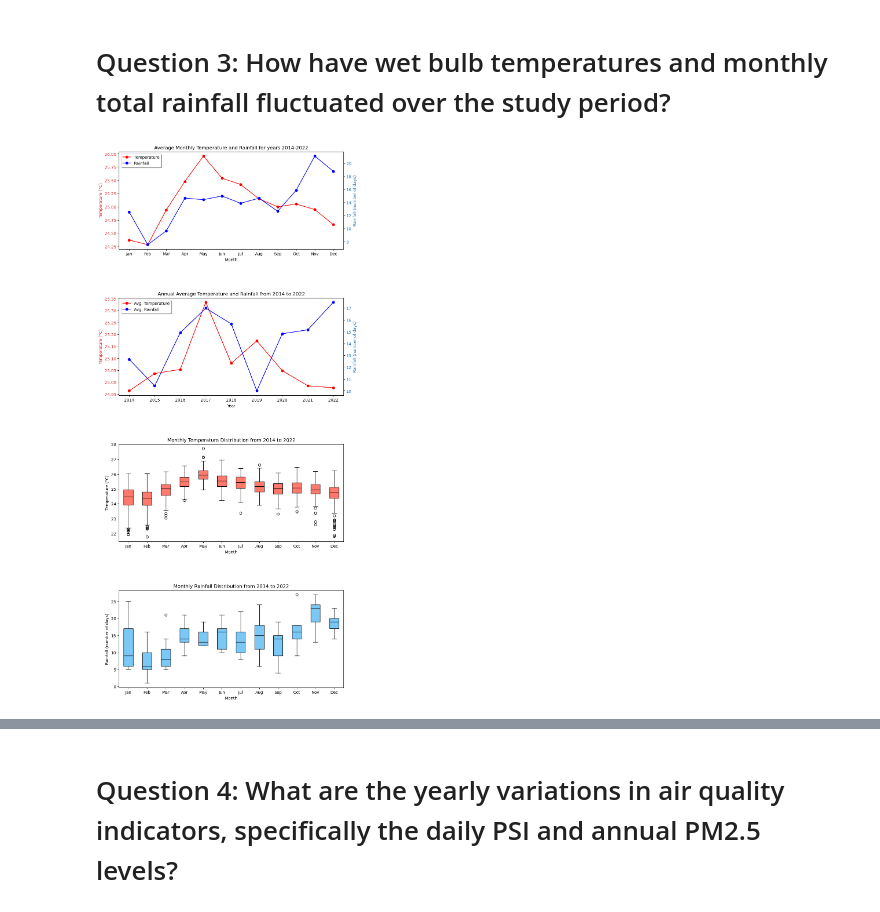
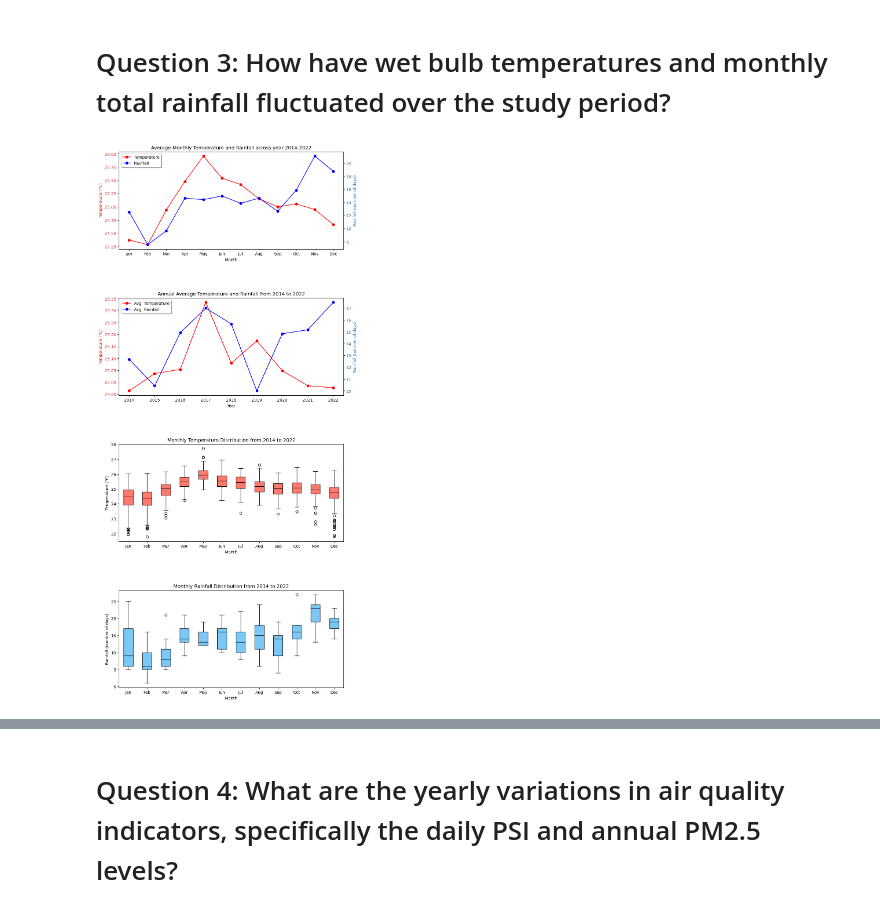
Before and after one commit to jianmin22/PDASCA1, a Jupyter notebook: ca1.ipynb, the cells around one changed output, grey strips where cells are left out. Saved outputs shown, nothing was run; the diff lists cells and outputs as text; code cells hidden in the pictures.

```diff
--- a/ca1.ipynb
+++ b/ca1.ipynb
@@ -495,7 +494,7 @@ fig, axes = plt.subplots(nrows=4, ncols=1, figsize=(10, 24), gridspec_kw={'hspac
 
 # First plot: Line chart for average monthly temperatures and rainfall over the years
 ax1, ax2, ax3, ax4 = axes
-ax1.set_title('Average Monthly Temperature and Rainfall for years 2014-2022')
+ax1.set_title('Average Monthly Temperature and Rainfall across year 2014-2022')
 ax1.set_xlabel('Month')
 ax1.set_ylabel('Temperature (°C)', color='tab:red')
 
@@ -522,32 +521,32 @@ ax2b.tick_params(axis='y', labelcolor='tab:blue')
 ax2.set_title('Annual Average Temperature and Rainfall from 2014 to 2022')
 ax2.legend([line3, line4], ['Avg. Temperature', 'Avg. Rainfall'], loc='upper left', shadow=True)
 
 # Third plot: Box plot for temperatures
 bp1 = ax3.boxplot([monthly_temperatures[month] for month in range(1, 13)], labels=month_labels, patch_artist=True)
 ax3.set_title('Monthly Temperature Distribution from 2014 to 2022')
 ax3.set_ylabel('Temperature (°C)')
 ax3.set_xlabel('Month')
 
 # Set colors for temperature box plots
 for patch in bp1['boxes']:
     patch.set_facecolor('#FF796C')
 
 for median in bp1['medians']:
     median.set_color('black')
 
 # Fourth Box plot for rainfall
 bp2 = ax4.boxplot([monthly_rainfall[month] for month in range(1, 13)], labels=month_labels, patch_artist=True)
 ax4.set_title('Monthly Rainfall Distribution from 2014 to 2022')
 ax4.set_ylabel('Rainfall (number of days)')
 ax4.set_xlabel('Month')
 
 # Set colors for rainfall box plots
 for patch in bp2['boxes']:
     patch.set_facecolor('#7BC8F6')
 
 for median in bp2['medians']:
     median.set_color('black')
 plt.show()
 # %% [output]
-[figure, old version]
+[figure, new version]
 # %% [markdown]
```
Also changed, not shown: parts of 17 cells of this notebook, 3 other files.
